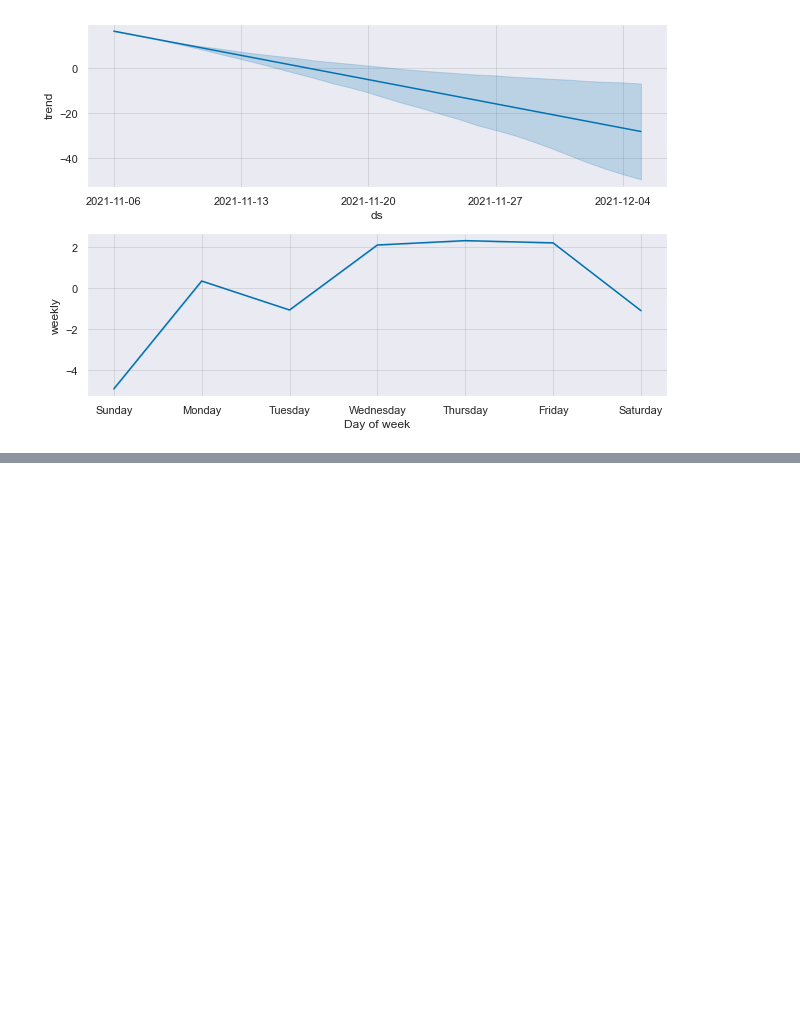
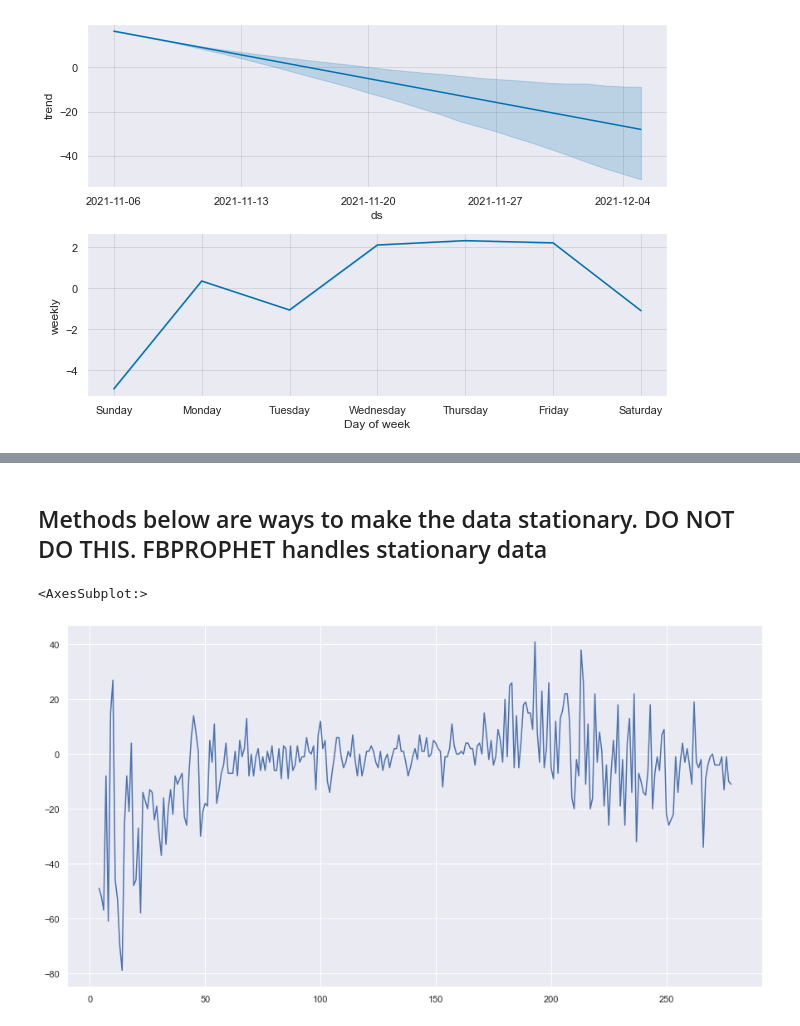
Before and after one commit to jlrosales8/Covid_19_Post_Vax_Statewide_Stats, a Jupyter notebook: Covid_19_Post_Vax_statewide_stats.ipynb, the cells around one changed output, grey strips where cells are left out. Saved outputs shown, nothing was run; the diff lists cells and outputs as text; code cells hidden in the pictures; blank space fills up the shorter version.

```diff
--- a/Untitled.ipynb
+++ b/Covid_19_Post_Vax_statewide_stats.ipynb
@@ -816,0 +918,7 @@ fig = model.plot_components(forecast)
+# %% [markdown]
+## Methods below are ways to make the data stationary. DO NOT DO THIS. FBPROPHET handles stationary data
+# %%
+(fbdf['y'] - fbdf['y'].shift(4)).plot()
+# %% [output]
+<AxesSubplot:>
+[figure, added]
```
Also changed, not shown: parts of 40 cells of this notebook.
